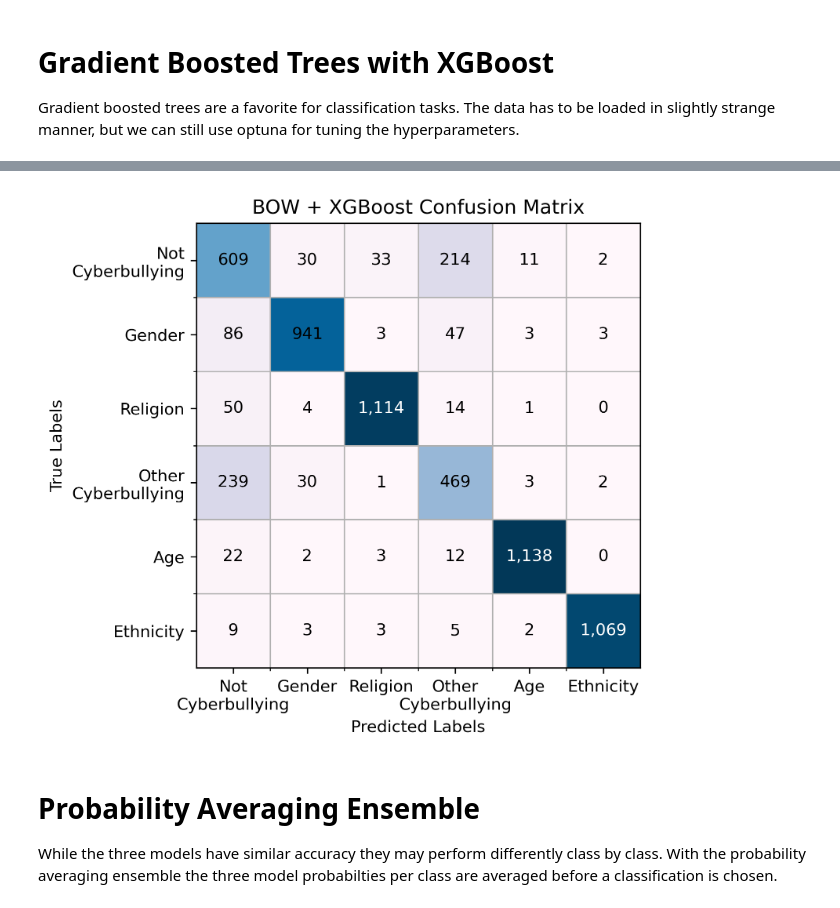
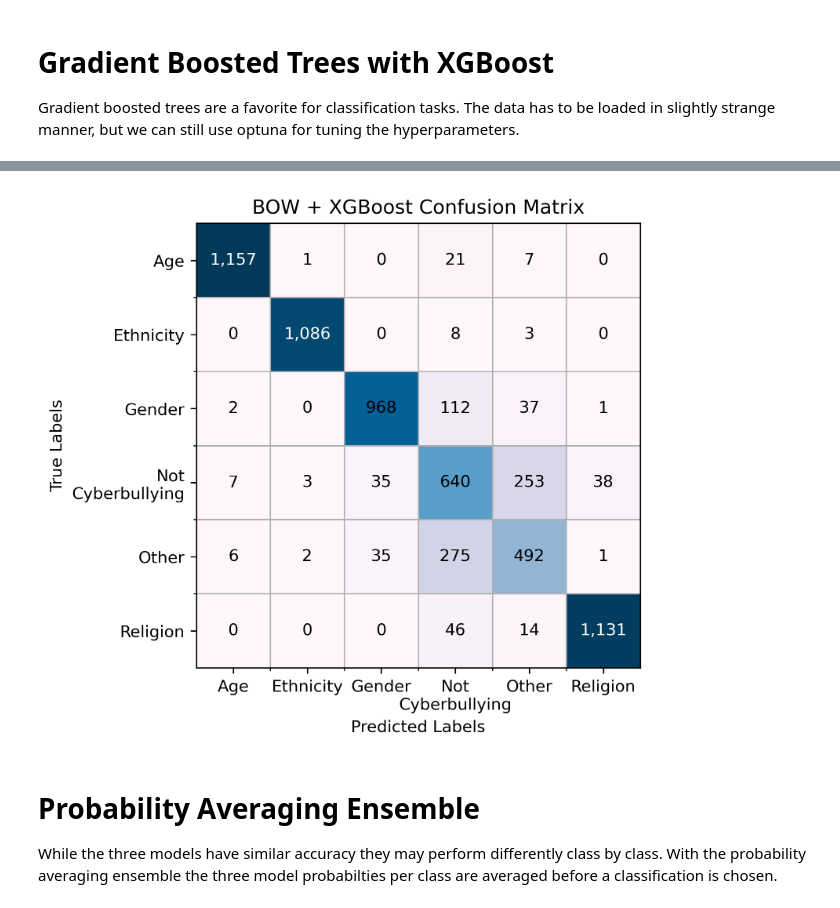
Before and after one commit to ayush-kumar-1/capstone, a Jupyter notebook: src/notebooks/2_traditional_models.ipynb, the cells around one changed output, grey strips where cells are left out. Cells and saved outputs as stored; diff of their text form; code cells hidden in the pictures.

```diff
--- a/src/notebooks/2_traditional_models.ipynb
+++ b/src/notebooks/2_traditional_models.ipynb
@@ -35,6 +63,5 @@ Intel(R) Extension for Scikit-learn* enabled (https://github.com/intel/scikit-le
 # %%
-df = pd.read_csv("../../cyberbullying_tweets/processed_tweets.csv", index_col = 0)
-X = df.ascii.to_numpy()
+X = df.tokens.to_numpy()
 y = df.y.to_numpy()
 
 print(f"Shape of raw data\n\nX: {X.shape}\nY: {y.shape}\n")
@@ -46,7 +73,7 @@ X_train, X_val, y_train, y_val = train_test_split(X_train, y_train, test_size=0.
 print(f"Shape of split data\n\nTrain: {X_train.shape}\nValidation: {X_val.shape}\nTest: {X_test.shape}\n")
 
 ###fit bag-of-words embeddings on training data and then use to transform all splits
-bow_vectorizer = CountVectorizer(tokenizer=word_tokenize, analyzer = 'word', stop_words=None, ngram_range=(1,1), lowercase=False)
+bow_vectorizer = CountVectorizer(analyzer = 'word', stop_words=None, ngram_range=(1,1), lowercase=False)
 bow_vectorizer.fit(X_train)
 
 X_train_bow, X_val_bow, X_test_bow = (bow_vectorizer.transform(dataset) for dataset in [X_train, X_val, X_test])
@@ -261,15 +281,14 @@ class xgb_optimizer(svm_optimizer):
     def objective(self, trial):
         param = {
             'eta': trial.suggest_loguniform("eta", 10e-4, 1),
-            'max_depth': trial.suggest_int("max_depth", 2, 6),
-            'booster': trial.suggest_categorical('booster', ["gbtree", "dart"]),
+            'max_depth': trial.suggest_int("max_depth", 2, 10),
+            'booster': trial.suggest_categorical('booster', ["gbtree"]),
             'lambda': trial.suggest_float('lambda', 1e-8, 1.0, log=True),
-            'alpha': trial.suggest_float('alpha', 1e-8, 1.0, log=True),
             'objective': 'multi:softprob',
             'eval_metric': 'mlogloss',
             'num_class': 6}
 
-        steps = 50
+        steps = 150
 
         model = xgb.train(param, self.train, steps)
         self.models.append(model)
@@ -278,5 +297,14 @@ class xgb_optimizer(svm_optimizer):
         y_pred = np.argmax(y_pred_prob, axis = 1)
 
         return accuracy(y_val, y_pred)
+
+    def optimize(self, n_trials = 50):
+        """
+        Optimizes the objective with the given study. Can be called multiple times
+        and will save the state.
+        """
+        wandb_kwargs = {"project": "capstone"}
+        wandbc = WeightsAndBiasesCallback(metric_name = "Validation Accuracy", wandb_kwargs=wandb_kwargs)
+        self.study.optimize(self.objective, n_trials = n_trials, callbacks = [wandbc])
 # %%
 xgb_bow_optimizer = xgb_optimizer(D_train_bow, D_val_bow, D_test_bow, "XGB BOW Optimzer")
@@ -325,12 +394,0 @@ xgb_tfidf = xgb_tfidf_optimizer.get_best_model()
-# %%
-#let models train fully
-bow_param = {'eta': 0.395725189484906,
-        'max_depth': 8,
-        'booster': "gbtree",
-        'lambda': 1.0859424653734032e-05,
-        'alpha': 0.01836348773621795,
-        'objective': 'multi:softprob',
-        'eval_metric': 'mlogloss',
-        'num_class': 6}
-
-xgb_bow = xgb.train(bow_param, D_train_bow, 150)
@@ -382,38 +452,37 @@ weighted avg       0.87      0.86      0.86      6177
 plt.rcParams["figure.figsize"] = [5,5]
 plt.rcParams["figure.dpi"] = 300
 
 fig, ax = plt.subplots()
 conf_mat = confusion_matrix(y_test, y_pred_xgb_bow)
 
 ax.matshow(conf_mat, cmap = "PuBu")
 
-ylabels = ["Not Cyberbullying", "Gender", "Religion", "Other Cyberbullying", "Age", "Ethnicity"]
-xlabels = ["Not\nCyberbullying", "Gender", "Religion", "Other\nCyberbullying", "Age", "Ethnicity"]
+labels = ["Age", "Ethnicity", "Gender", "Not\nCyberbullying", "Other",  "Religion",]
 
-ax.set_yticks(np.arange(6), xlabels)
-ax.set_xticks(np.arange(6), xlabels)
+ax.set_yticks(np.arange(6), labels)
+ax.set_xticks(np.arange(6), labels)
 
 #set minor ticks for grid seperation
 ax.set_xticks(np.arange(0.5, 5.5, 1), minor=True)
 ax.set_yticks(np.arange(0.5, 5.5, 1), minor=True)
 
 ax.xaxis.set_ticks_position("bottom")
 
 #add in labels for numbers
 for (i, j), z in np.ndenumerate(conf_mat):
     if z > 1000:
         ax.text(j, i, '{:,}'.format(z), ha='center', va='center', color = "white")
     else:
         ax.text(j, i, '{:,}'.format(z), ha='center', va='center')
 
 ax.grid(which="minor")
 ax.set_ylabel("True Labels")
 ax.set_xlabel("Predicted Labels")
 ax.set_title("BOW + XGBoost Confusion Matrix")
 
 plt.savefig("../../plots/xgb_confmat.png", bbox_inches = "tight")
 # %% [output]
-[figure, old version]
+[figure, new version]
 # %% [markdown]
 # Probability Averaging Ensemble
 
```
Also changed, not shown: parts of 12 cells of this notebook, 7 other files.
